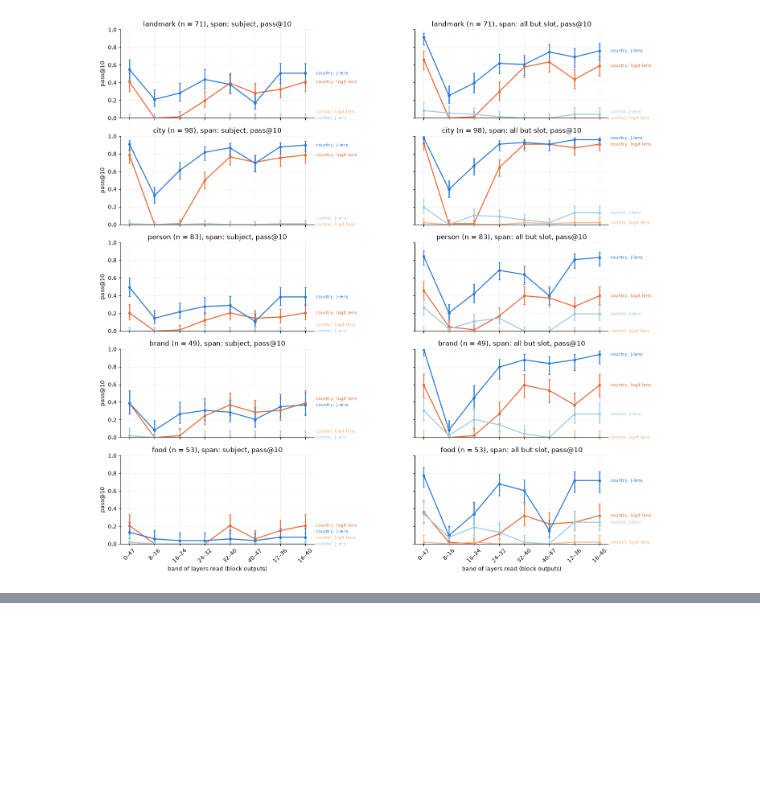
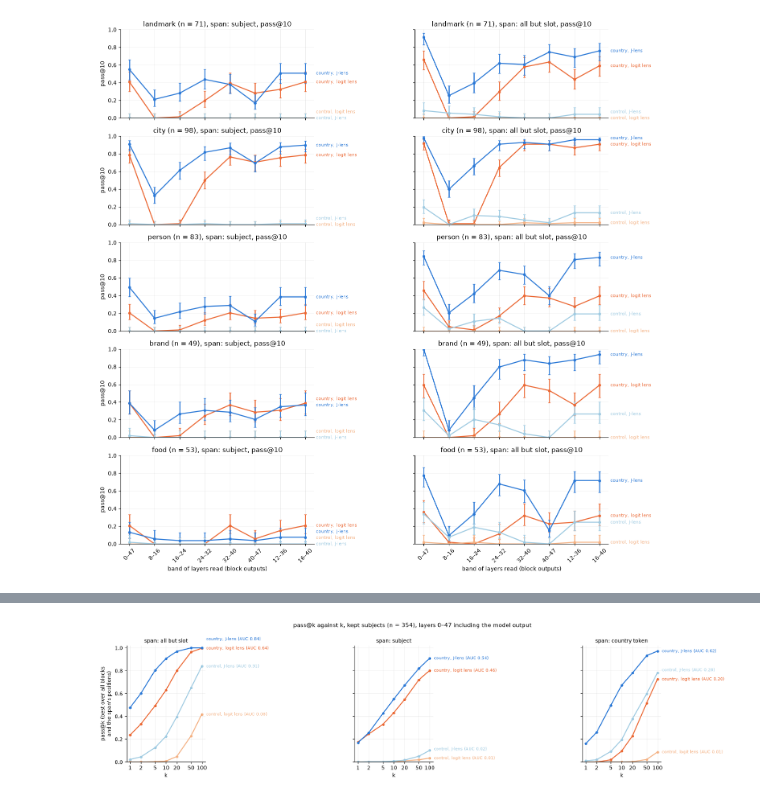
Before and after one commit to ai360-project-school-j-lens/jacobian-lens-gpt2, a Jupyter notebook: notebooks/gpt2-xl/latent_bridge_v2/latent_bridge_v2_lens_benchmark.ipynb, the cells around one changed output, grey strips where cells are left out. Saved outputs shown, nothing was run; the diff lists cells and outputs as text; code cells hidden in the pictures; blank space fills up the shorter version.

```diff
--- a/notebooks/gpt2-xl/latent_bridge_v2/latent_bridge_v2_lens_benchmark.ipynb
+++ b/notebooks/gpt2-xl/latent_bridge_v2/latent_bridge_v2_lens_benchmark.ipynb
@@ -782,0 +492,28 @@ plt.show()
+# %%
+fig, axes = plt.subplots(1, len(AUC_SPANS), figsize=(17, 4.4), sharey=True)
+pooled_kept = curves[curves.subset.eq("kept") & curves.dataset.eq("all families")]
+for ax, span in zip(axes, AUC_SPANS, strict=True):
+    ends = []
+    for w in ["country", "control"]:
+        for lens_name in LENS_NAMES:
+            sub = pooled_kept[pooled_kept.span.eq(span) & pooled_kept.word.eq(w)
+                              & pooled_kept.lens.eq(lens_name)].sort_values("k")
+            colors = CONTROL_COLORS if w == "control" else COLORS
+            ax.plot(sub.k, sub.score, color=colors[lens_name], marker="o", ms=4, lw=1.8)
+            ends.append((sub.score.iloc[-1], f"{w}, {lens_name} (AUC {sub.auc.iloc[0]:.2f})", colors[lens_name]))
+    ax.set_xscale("log")
+    ax.set_xticks(list(SWEEP_KS), [str(k) for k in SWEEP_KS])
+    ax.minorticks_off()
+    ax.set_ylim(0, 1.02)
+    label_ends(ax, ends, gap=0.08)
+    ax.set_xlabel("k")
+    ax.set_title(f"span: {span}", fontsize=10)
+    ax.grid(alpha=0.25, lw=0.6)
+    ax.spines[["top", "right"]].set_visible(False)
+axes[0].set_ylabel("pass@k (best over all blocks\nand the span's positions)")
+fig.suptitle(f"pass@k against k, kept subjects (n = {prompts.kept.sum()}), layers 0–47 including the model output",
+             fontsize=11)
+fig.tight_layout(w_pad=16)
+plt.show()
+# %% [output]
+[figure, added]
```
Also changed, not shown: parts of 41 cells of this notebook.
